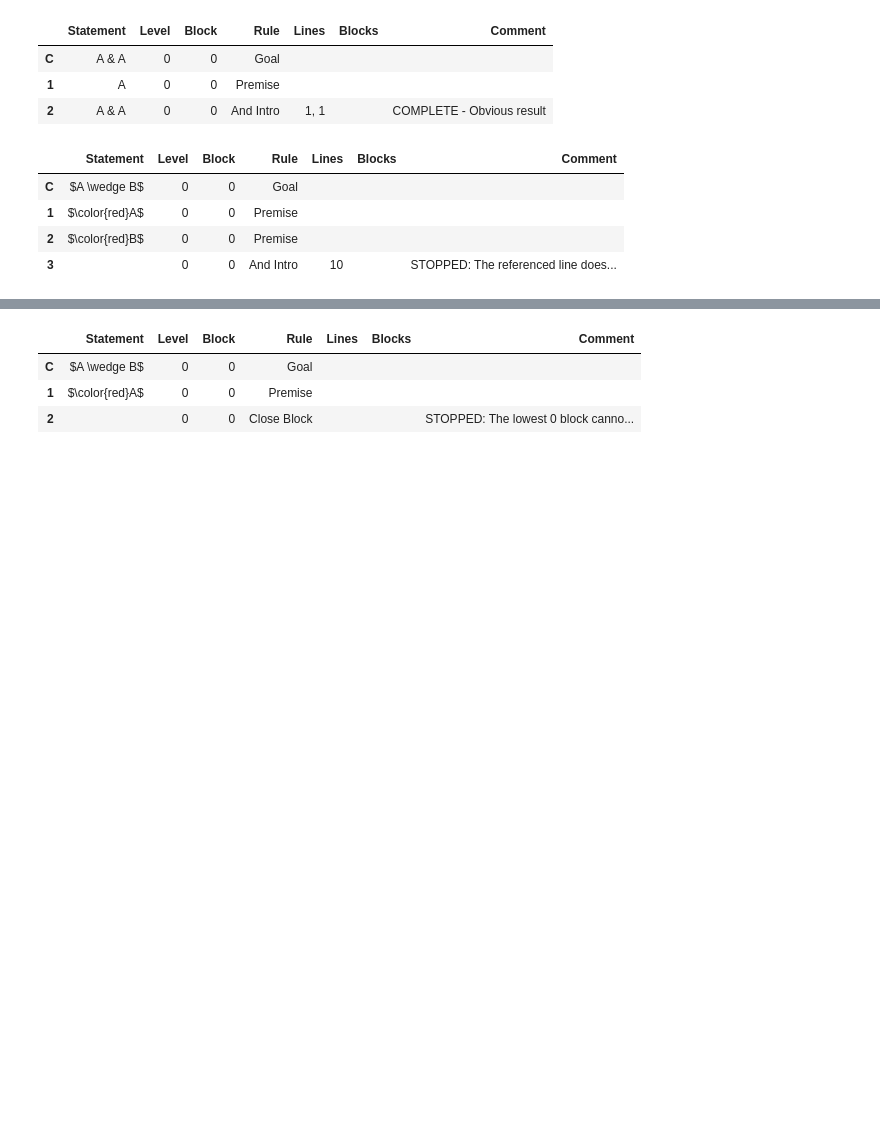
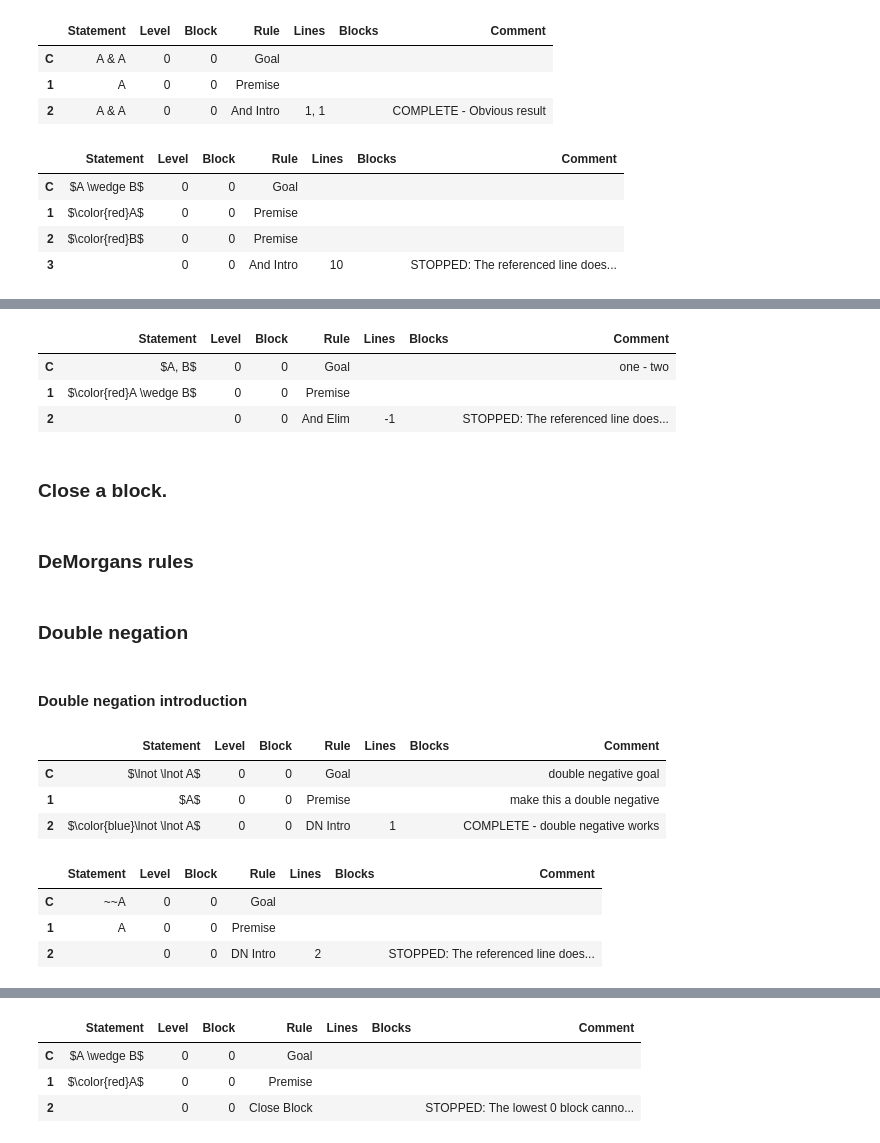
Before and after one commit to FrankHubeny/AltRea, a Jupyter notebook: truthfunction_examples.ipynb, the cells around one changed output, grey strips where cells are left out. Cells and saved outputs as stored; diff of their text form; code cells hidden in the pictures; blank space fills up the shorter version.

```diff
--- a/truthfunction_examples.ipynb
+++ b/truthfunction_examples.ipynb
@@ -134,0 +213,67 @@ show(p, latex=1)
+# %%
+# Line does not exist error
+
+from altrea.boolean import And, Wff
+from altrea.truthfunction import Proof
+from altrea.display import show
+A = Wff('A')
+B = Wff('B')
+p = Proof()
+p.addgoal(A, 'one')
+p.addgoal(B, 'two')
+p.addpremise(And(A, B))
+p.and_elim(-1)
+show(p, latex=1)
+# %% [output]
+|  | Statement | Level | Block | Rule | Lines | Blocks | Comment |
+| C | $A, B$ | 0 | 0 | Goal |  |  | one - two |
+| 1 | $\color{red}A \wedge B$ | 0 | 0 | Premise |  |  |  |
+| 2 |  | 0 | 0 | And Elim | -1 |  | STOPPED: The referenced line does... |
+# %% [markdown]
+<a id='closeblock_id'></a>
+### Close a block.
+# %% [markdown]
+<a id='demorgan_id'></a>
+### DeMorgans rules
+# %% [markdown]
+<a id='doublenegation_id'></a>
+### Double negation
+# %% [markdown]
+<a id='doublenegation_intro_id'></a>
+#### Double negation introduction
+# %%
+# Clean run with comments
+
+from altrea.boolean import Not, Wff
+from altrea.truthfunction import Proof
+from altrea.display import show
+A = Wff('A')
+B = Wff('B')
+p = Proof()
+p.addgoal(Not(Not(A)), comments='double negative goal')
+p.addpremise(A, comments='make this a double negative')
+p.dn_intro(1, comments='double negative works')
+show(p, latex=0)
+# %% [output]
+|  | Statement | Level | Block | Rule | Lines | Blocks | Comment |
+| C | $\lnot \lnot A$ | 0 | 0 | Goal |  |  | double negative goal |
+| 1 | $A$ | 0 | 0 | Premise |  |  | make this a double negative |
+| 2 | $\color{blue}\lnot \lnot A$ | 0 | 0 | DN Intro | 1 |  | COMPLETE - double negative works |
+# %%
+# Line does not exist error
+
+from altrea.boolean import Not, Wff
+from altrea.truthfunction import Proof
+from altrea.display import show
+A = Wff('A')
+B = Wff('B')
+p = Proof()
+p.addgoal(Not(Not(A)))
+p.addpremise(A)
+p.dn_intro(2, comments='double negative works?')
+show(p, latex=0)
+# %% [output]
+|  | Statement | Level | Block | Rule | Lines | Blocks | Comment |
+| C | ~~A | 0 | 0 | Goal |  |  |  |
+| 1 | A | 0 | 0 | Premise |  |  |  |
+| 2 |  | 0 | 0 | DN Intro | 2 |  | STOPPED: The referenced line does... |
```
Also changed, not shown: parts of 42 cells of this notebook, 5 other files.
